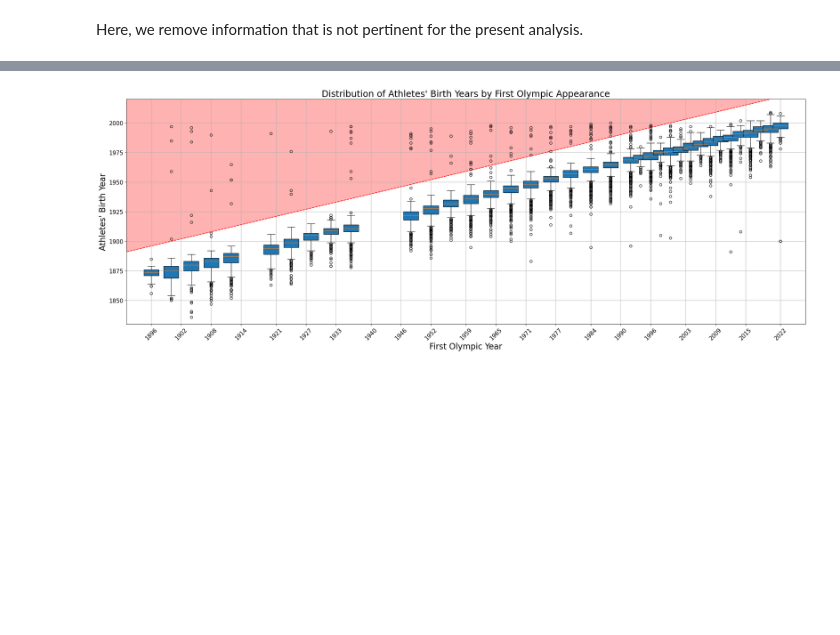
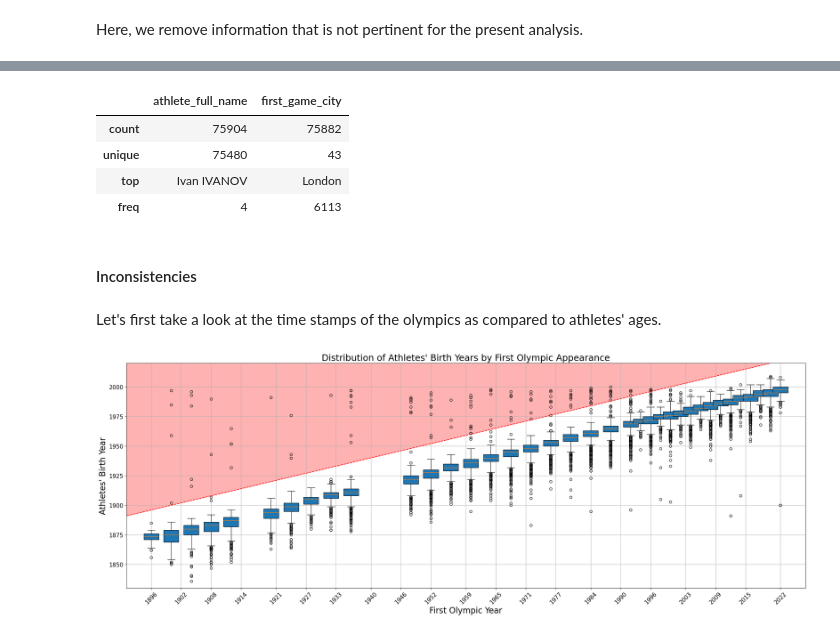
Before and after one commit to willfliaw/CSC_51052_EP, a Jupyter notebook: Project/main/Preliminary data analysis.ipynb, the cells around one changed output, grey strips where cells are left out. Drawn from its saved outputs; the diff is of its cells as text; code cells hidden in the pictures; blank space fills up the shorter version.

```diff
--- a/Project/main/Preliminary data analysis.ipynb
+++ b/Project/main/Preliminary data analysis.ipynb
@@ -210,3 +203,15 @@ athletesData.head(10)
+# %%
+athletesData.describe(include=object)
+# %% [output]
+|  | athlete_full_name | first_game_city |
+| count | 75904 | 75882 |
+| unique | 75480 | 43 |
+| top | Ivan IVANOV | London |
+| freq | 4 | 6113 |
+# %% [markdown]
+#### Inconsistencies
+# %% [markdown]
+Let's first take a look at the time stamps of the olympics as compared to athletes' ages.
 # %%
 game_years = pd.Series(pd.unique(athletesData["first_game_year"].dropna())).sort_values(
     ascending=True
```
Also changed, not shown: parts of 13 cells of this notebook.
